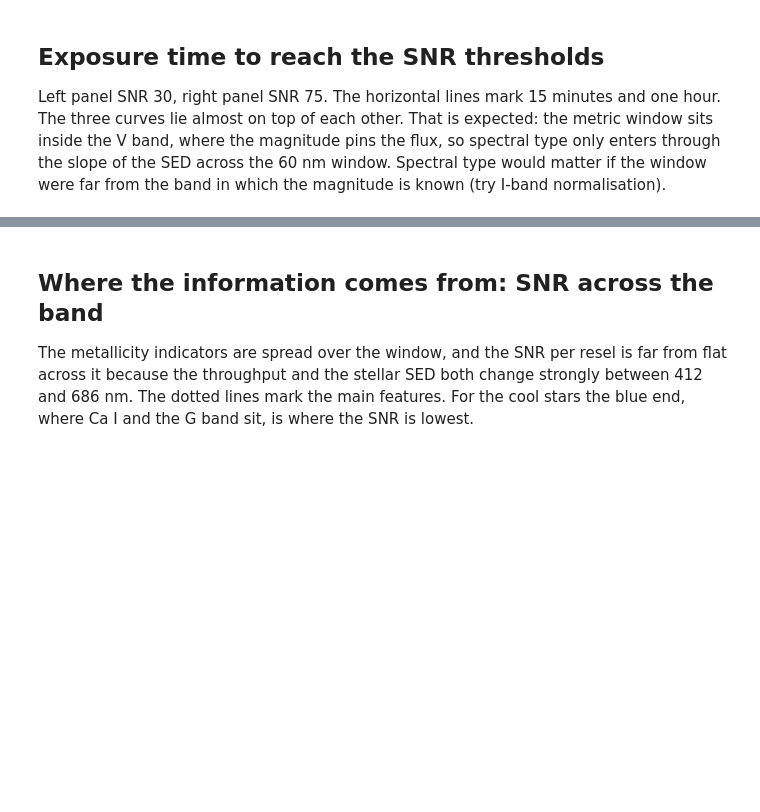
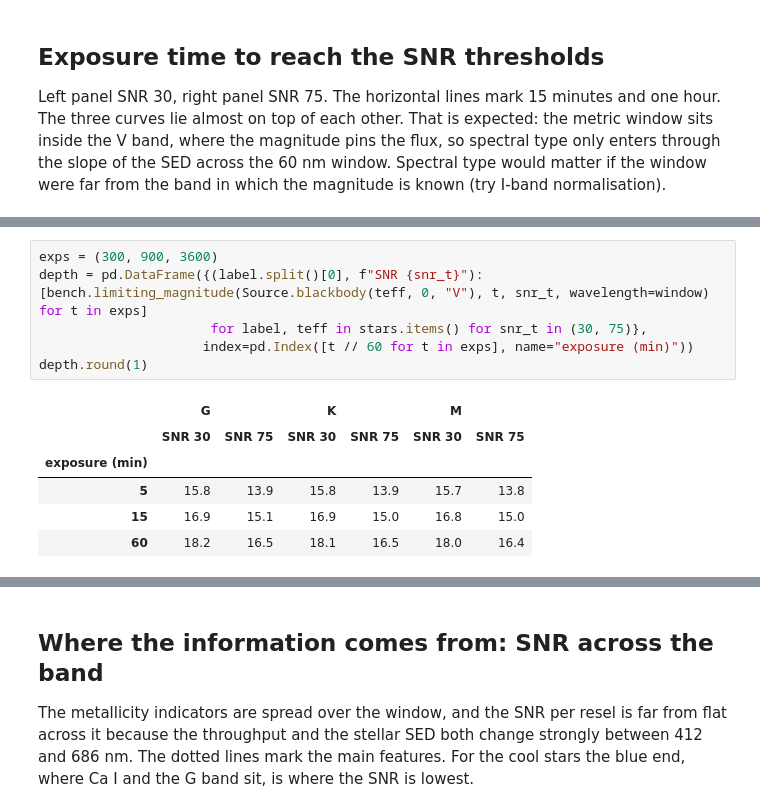
Before and after one commit to schmidt-observatories/lfast-etc, a Jupyter notebook: notebooks/03_stellar_metallicity.ipynb, the cells around one changed output, grey strips where cells are left out. Cells and saved outputs as stored; diff of their text form; blank space fills up the shorter version.

```diff
--- a/notebooks/03_stellar_metallicity.ipynb
+++ b/notebooks/03_stellar_metallicity.ipynb
@@ -70,0 +72,13 @@ for exp in (300, 900, 3600):
+# %%
+exps = (300, 900, 3600)
+depth = pd.DataFrame({(label.split()[0], f"SNR {snr_t}"): [bench.limiting_magnitude(Source.blackbody(teff, 0, "V"), t, snr_t, wavelength=window) for t in exps]
+                      for label, teff in stars.items() for snr_t in (30, 75)},
+                     index=pd.Index([t // 60 for t in exps], name="exposure (min)"))
+depth.round(1)
+# %% [output]
+|  | G |  | K |  | M |  |
+|  | SNR 30 | SNR 75 | SNR 30 | SNR 75 | SNR 30 | SNR 75 |
+| exposure (min) |  |  |  |  |  |  |
+| 5 | 15.8 | 13.9 | 15.8 | 13.9 | 15.7 | 13.8 |
+| 15 | 16.9 | 15.1 | 16.9 | 15.0 | 16.8 | 15.0 |
+| 60 | 18.2 | 16.5 | 18.1 | 16.5 | 18.0 | 16.4 |
```
Also changed, not shown: parts of 17 cells of this notebook, 1 other file.
